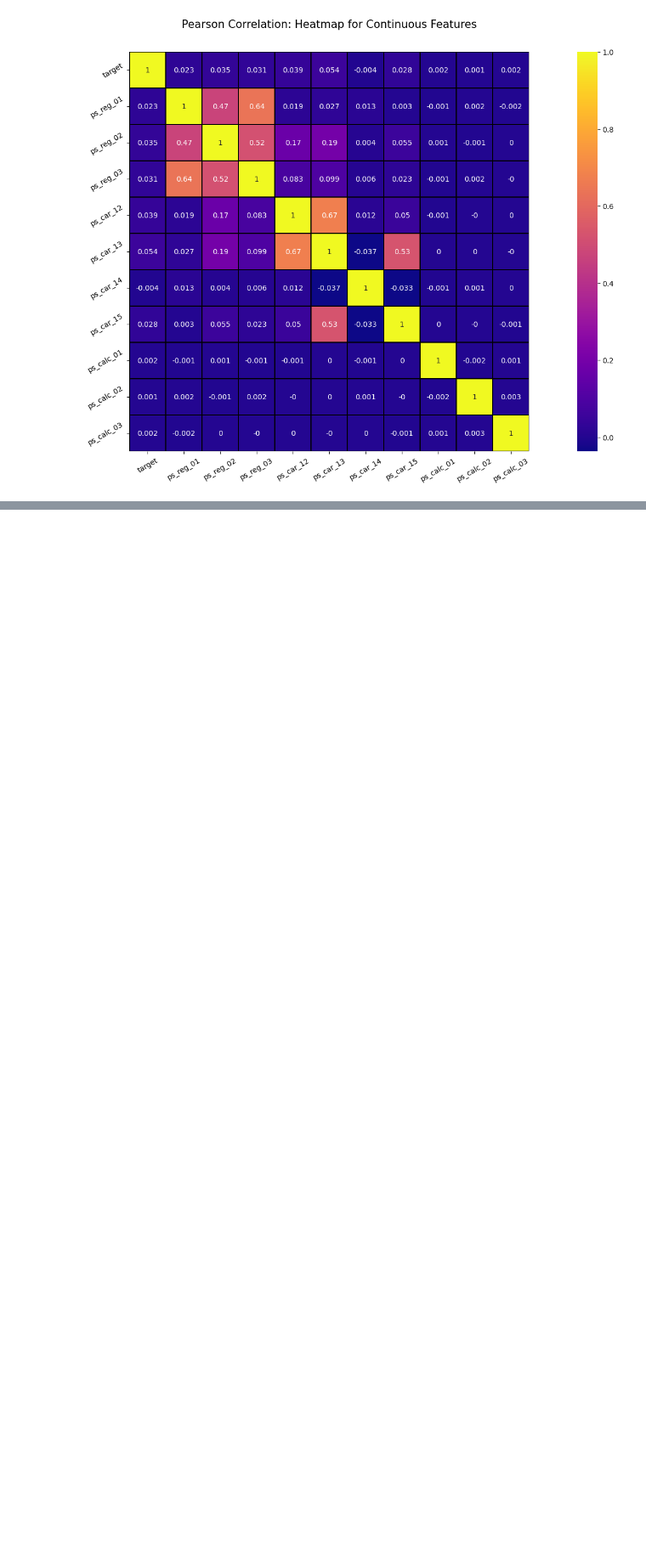
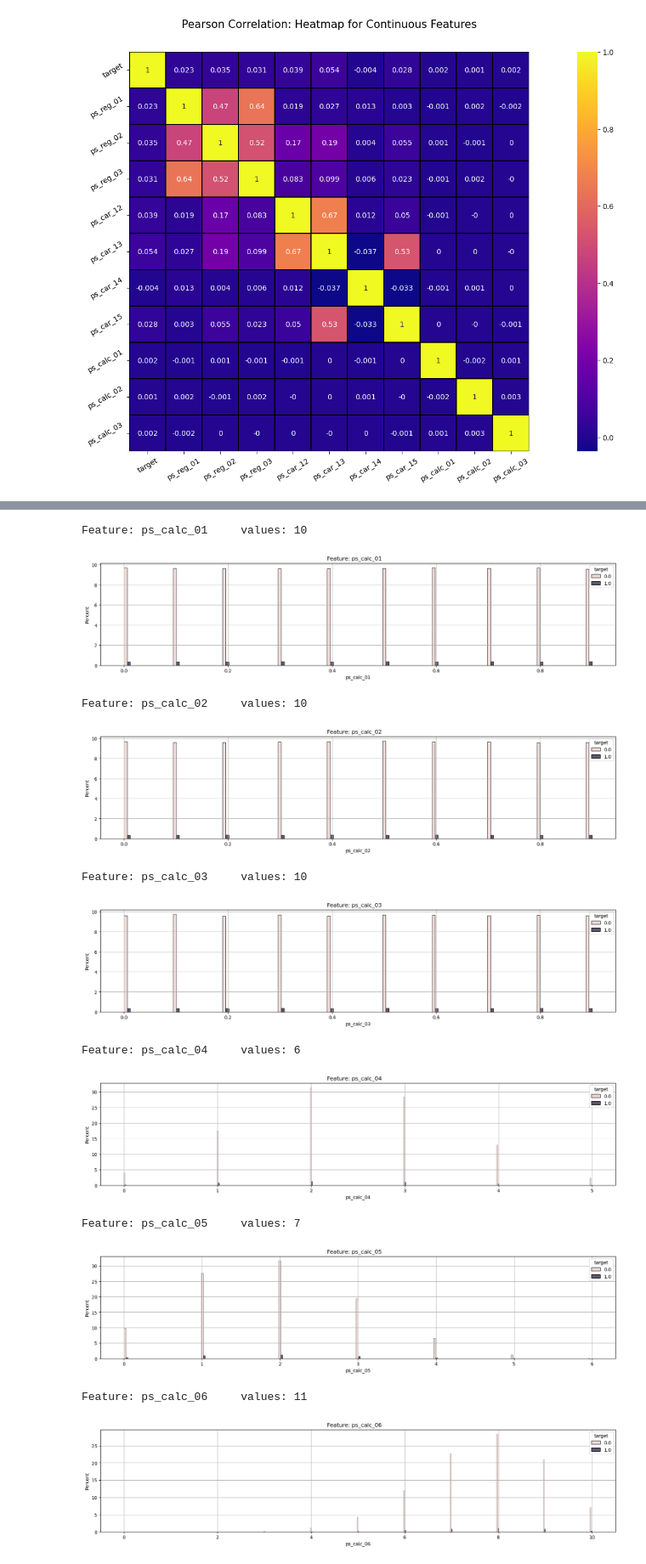
Before and after one commit to RickArko/ami-porto, a Jupyter notebook: EDA.ipynb, the cells around one changed output, grey strips where cells are left out. Shown at 85% size. Cells and saved outputs as stored; diff of their text form; code cells hidden in the pictures; blank space fills up the shorter version.

```diff
--- a/EDA.ipynb
+++ b/EDA.ipynb
@@ -144,0 +189,26 @@ plt.show()
+# %%
+_maxlen = max([len(c) for c in calc_features])
+
+for c in calc_features:
+    print(f"Feature: {c.ljust(_maxlen)}\tvalues: {len(set(full[c]))}")
+
+    f, ax = plt.subplots(1, 1, figsize=(20, 4))
+    sns.histplot(full, x=c, ax=ax, hue=LABEL, multiple="dodge", stat="percent")
+    ax.grid()
+    ax.set_title(f"Feature: {c.ljust(_maxlen)}")
+    if SAVE_PLOTS:
+        plt.savefig(PLOT_DIR.joinpath(f"BarPlot-{c}-Frequency-by-Label.png"))
+    plt.show()
+# %% [output]
+Feature: ps_calc_01     values: 10
+[figure, added]
+Feature: ps_calc_02     values: 10
+[figure, added]
+Feature: ps_calc_03     values: 10
+[figure, added]
+Feature: ps_calc_04     values: 6
+[figure, added]
+Feature: ps_calc_05     values: 7
+[figure, added]
+Feature: ps_calc_06     values: 11
+[figure, added]
```
Also changed, not shown: parts of 12 cells of this notebook.
